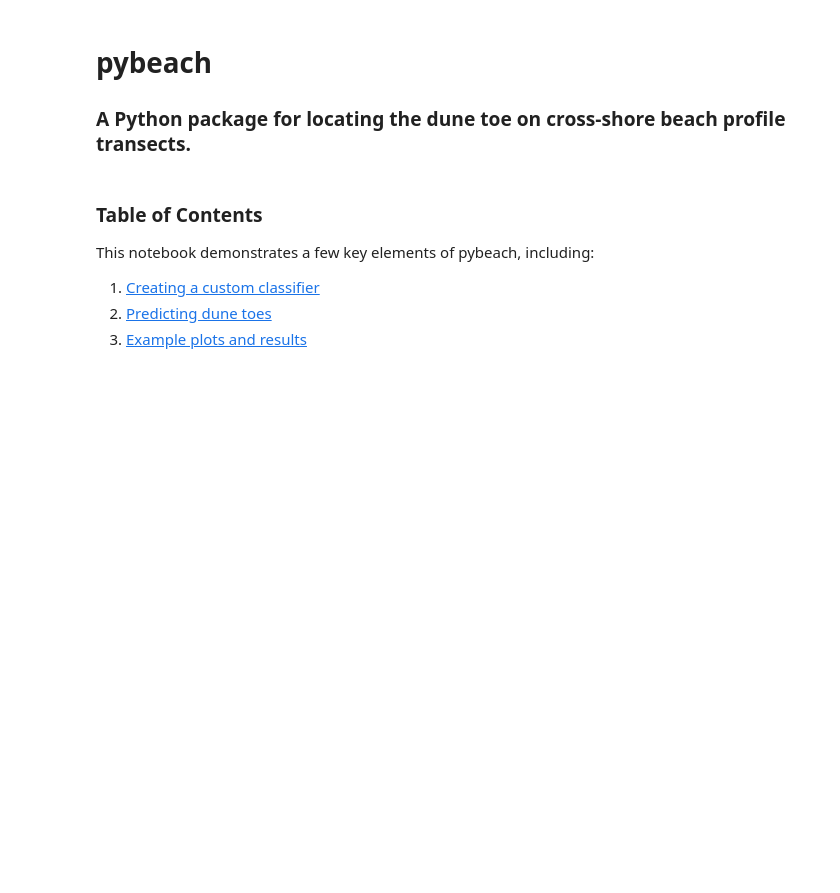
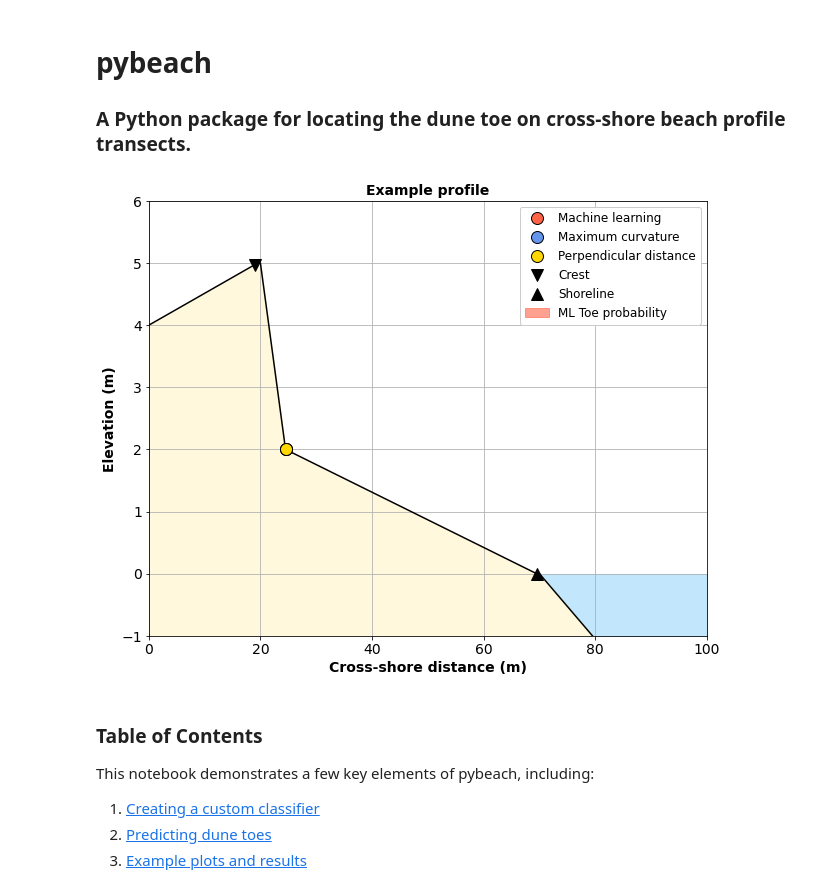
Before and after one commit to TristanSalles/CoastProc, a Jupyter notebook: notebooks/BeachProcesses/pyBeach.ipynb, the cells around one changed output. Saved outputs shown, nothing was run; the diff lists cells and outputs as text; code cells hidden in the pictures; blank space fills up the shorter version.

```diff
--- a/notebooks/BeachProcesses/pyBeach.ipynb
+++ b/notebooks/BeachProcesses/pyBeach.ipynb
@@ -51,28 +54,30 @@ shoreline = p.predict_shoreline()
 # %%
 n=0
 fig, axes = plt.subplots(1, 1, figsize=(10, 8))
-toes = [toe_ml[n], toe_mc[n], toe_rr[n], toe_pd[n]]
+toes = [toe_ml[n], toe_mc[n], toe_pd[n]]
 
-labels = ['Machine learning', 'Maximum curvature', 'Relative relief', 'Perpendicular distance']
+labels = ['Machine learning', 'Maximum curvature', 'Perpendicular distance']
 colors = ['tomato', 'cornflowerblue', 'gold', 'limegreen']
 
 axes.plot(x, z, '-k')
 axes.fill_between([70, 100], [0, 0], y2=-1, color='lightskyblue', alpha=0.5)
 axes.fill_between(x, z, y2=-1, color='cornsilk', alpha=1)
 axes.axvspan(-10, -9, color='tomato', alpha = 0.6, label='ML Toe probability') # legend placeholder
 for i, itoe in enumerate(toes):
     axes.plot(x[itoe], z[itoe],
               'o', color=colors[i], ms=12, mec='k', label=labels[i])
 axes.plot(x[crest[n]], z[crest[n]], 'v', color='k', ms=12, mec='k', label='Crest')
 axes.plot(x[shoreline[n]], z[shoreline[n]], '^', color='k', ms=12, mec='k', label='Shoreline')
 axes.set_xlim(0, 100)
 axes.set_ylim(-1, 6)
 axes.set_title('Example profile')
 axes.set_xlabel('Cross-shore distance (m)')
 axes.set_ylabel('Elevation (m)')
 axes.grid()
 axes.legend(framealpha=1)
 fig.show()
+# %% [output]
+[figure, added]
 # %% [markdown]
 ### Table of Contents
 
```
Also changed, not shown: parts of 8 cells of this notebook, 6 other files.
